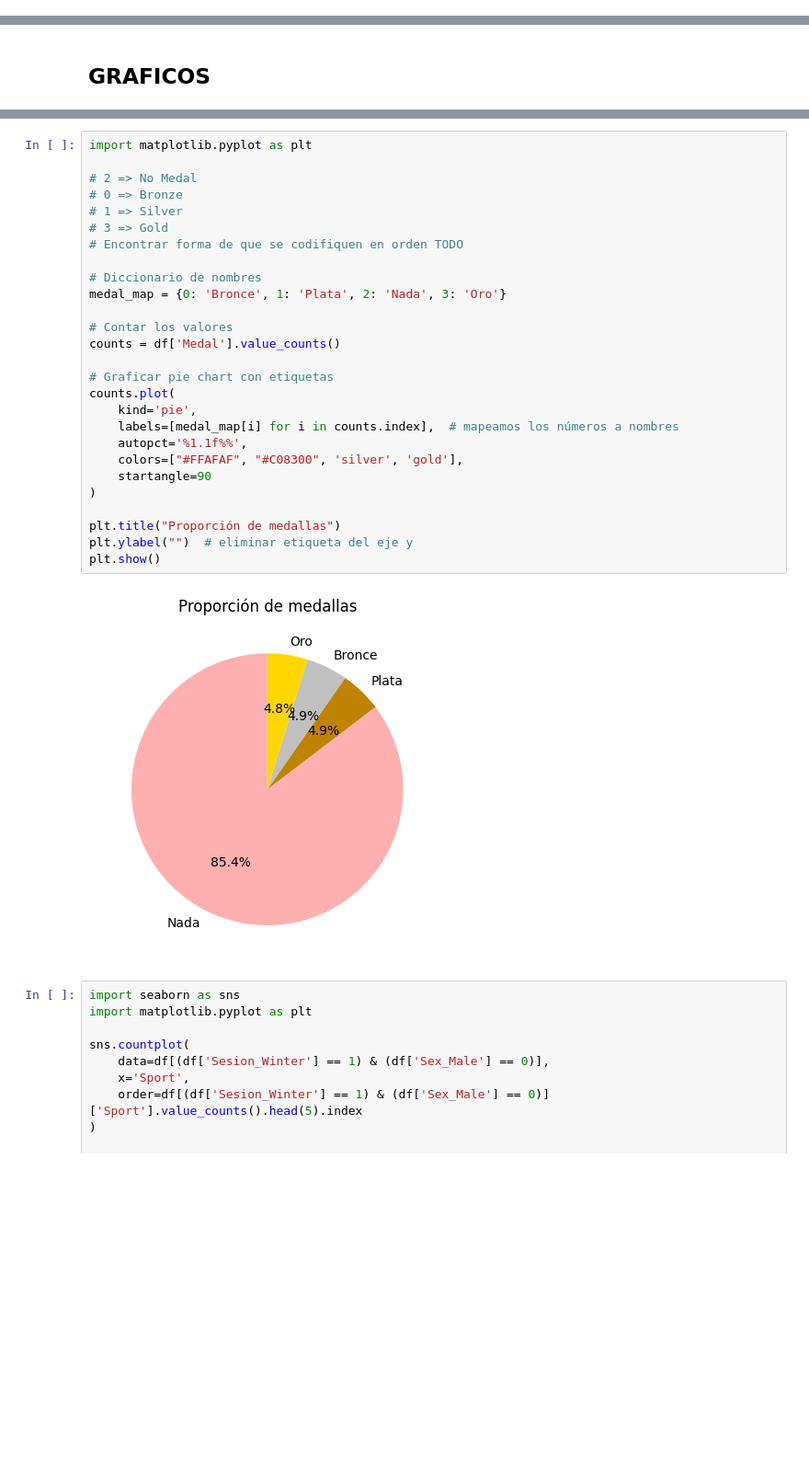
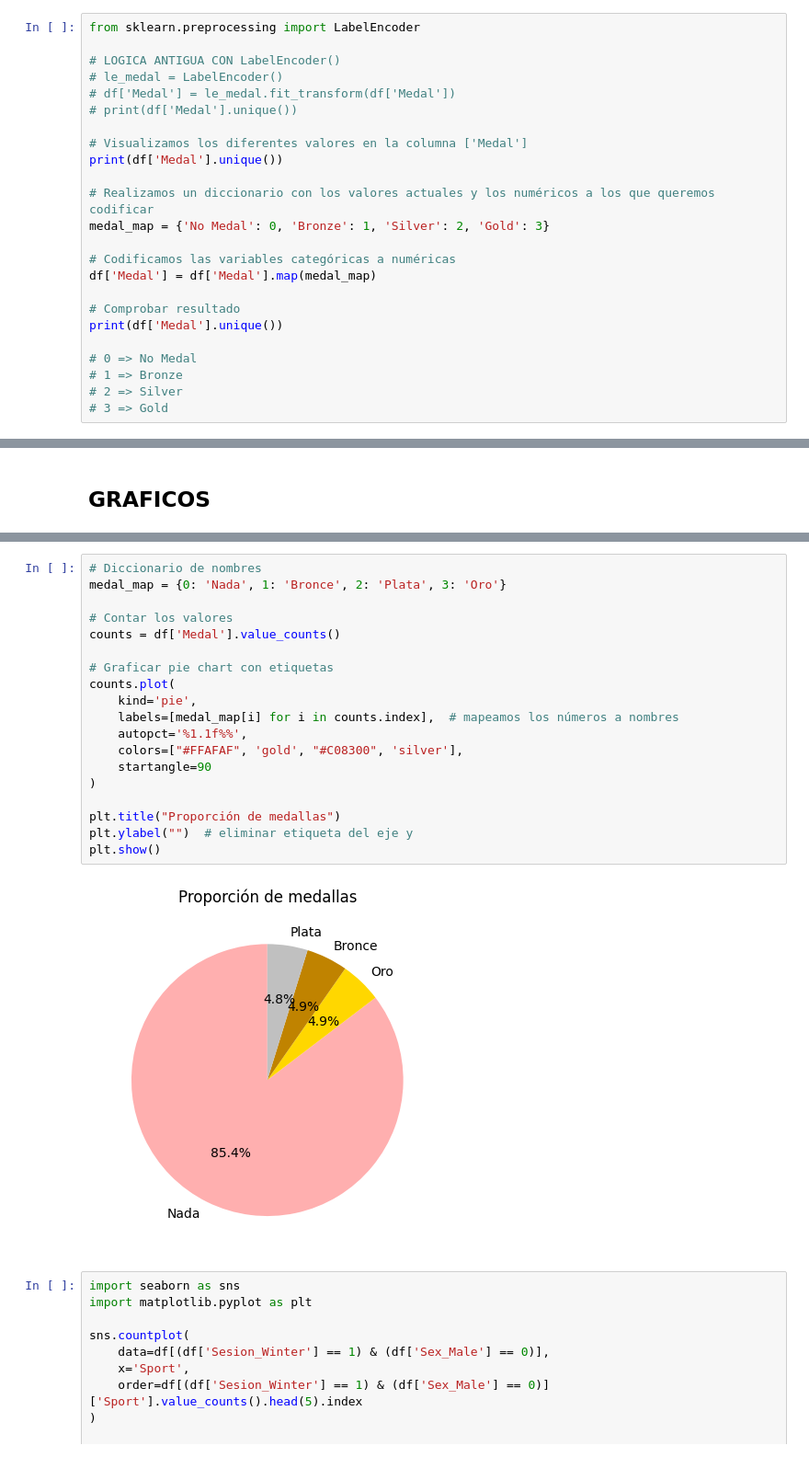
Before and after one commit to VIZ3NT04/model_ath, a Jupyter notebook: piton.ipynb, the cells around one changed output, grey strips where cells are left out. Shown: that part at 92% size. Saved outputs shown, nothing was run; the diff lists cells and outputs as text; blank space fills up the shorter version.

```diff
--- a/piton.ipynb
+++ b/piton.ipynb
@@ -122,0 +102,24 @@ print(df['Medal'].unique())
+# %%
+from sklearn.preprocessing import LabelEncoder
+
+# LOGICA ANTIGUA CON LabelEncoder()
+# le_medal = LabelEncoder()
+# df['Medal'] = le_medal.fit_transform(df['Medal'])
+# print(df['Medal'].unique())
+
+# Visualizamos los diferentes valores en la columna ['Medal']
+print(df['Medal'].unique())
+
+# Realizamos un diccionario con los valores actuales y los numéricos a los que queremos codificar
+medal_map = {'No Medal': 0, 'Bronze': 1, 'Silver': 2, 'Gold': 3}
+
+# Codificamos las variables categóricas a numéricas
+df['Medal'] = df['Medal'].map(medal_map)
+
+# Comprobar resultado
+print(df['Medal'].unique())
+
+# 0 => No Medal
+# 1 => Bronze
+# 2 => Silver
+# 3 => Gold
@@ -225,32 +270,24 @@ plt.show()
 # %%
-import matplotlib.pyplot as plt
-
-# 2 => No Medal
-# 0 => Bronze
-# 1 => Silver
-# 3 => Gold
-# Encontrar forma de que se codifiquen en orden TODO
-
 # Diccionario de nombres
-medal_map = {0: 'Bronce', 1: 'Plata', 2: 'Nada', 3: 'Oro'}
+medal_map = {0: 'Nada', 1: 'Bronce', 2: 'Plata', 3: 'Oro'}
 
 # Contar los valores
 counts = df['Medal'].value_counts()
 
 # Graficar pie chart con etiquetas
 counts.plot(
     kind='pie',
     labels=[medal_map[i] for i in counts.index],  # mapeamos los números a nombres
     autopct='%1.1f%%',
-    colors=["#FFAFAF", "#C08300", 'silver', 'gold'],
+    colors=["#FFAFAF", 'gold', "#C08300", 'silver'],
     startangle=90
 )
 
 plt.title("Proporción de medallas")
 plt.ylabel("")  # eliminar etiqueta del eje y
 plt.show()
 # %% [output]
-[figure, old version]
+[figure, new version]
 # %%
 import seaborn as sns
 import matplotlib.pyplot as plt
```
Also changed, not shown: parts of 14 cells of this notebook.
